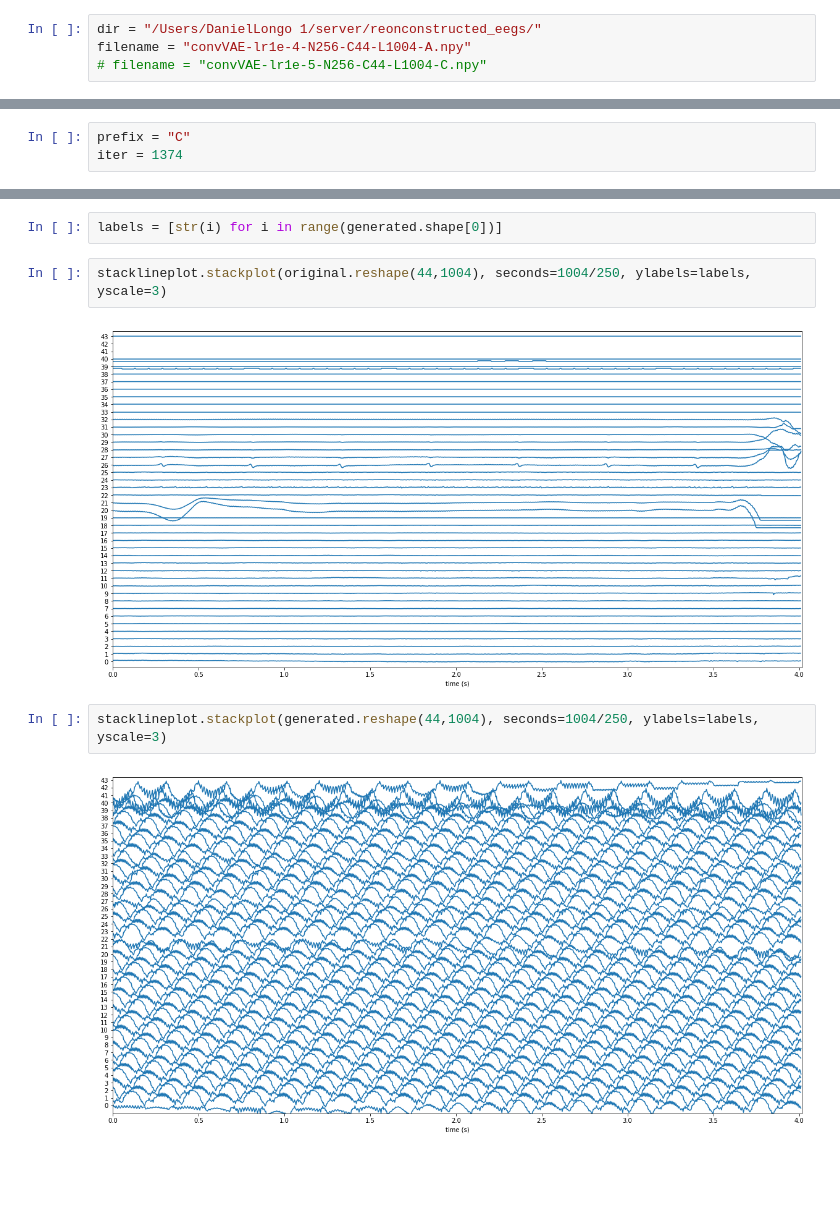
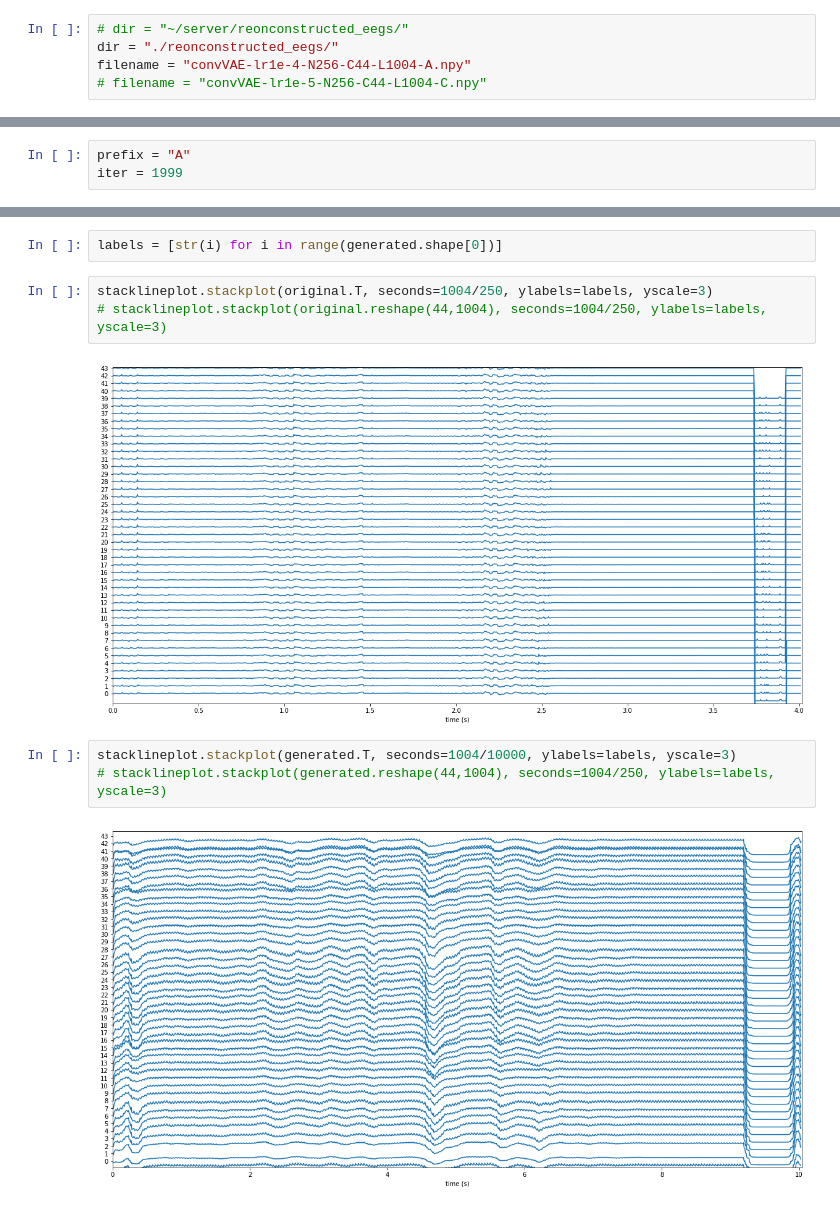
Before and after one commit to DanielLongo/eegML, a Jupyter notebook: vizualize_VAE_performance.ipynb, the cells around one changed output, grey strips where cells are left out. Cells and saved outputs as stored; diff of their text form; blank space fills up the shorter version.

```diff
--- a/vizualize_VAE_performance.ipynb
+++ b/vizualize_VAE_performance.ipynb
@@ -11,7 +11,8 @@ import stacklineplot
 from pylab import rcParams
 rcParams['figure.figsize'] = 20, 10
 # %%
-dir = "/Users/DanielLongo 1/server/reonconstructed_eegs/"
+# dir = "~/server/reonconstructed_eegs/"
+dir = "./reonconstructed_eegs/"
 filename = "convVAE-lr1e-4-N256-C44-L1004-A.npy"
 # filename = "convVAE-lr1e-5-N256-C44-L1004-C.npy"
 # %%
@@ -27,8 +28,8 @@ plt.show
 # %% [markdown]
 ### Vizualize Reconstructions
 # %%
-prefix = "C"
-iter = 1374
+prefix = "A"
+iter = 1999
 # %%
 filename_generated = prefix + "-generated-" + str(iter) + ".npy"
 filename_original = prefix + "-orginal-" + str(iter) + ".npy"
@@ -38,10 +39,12 @@ original = np.load(dir + filename_original)
 # %%
 labels = [str(i) for i in range(generated.shape[0])]
 # %%
-stacklineplot.stackplot(original.reshape(44,1004), seconds=1004/250, ylabels=labels, yscale=3)
+stacklineplot.stackplot(original.T, seconds=1004/250, ylabels=labels, yscale=3)
+# stacklineplot.stackplot(original.reshape(44,1004), seconds=1004/250, ylabels=labels, yscale=3)
 # %% [output]
-[figure, old version]
+[figure, new version]
 # %%
-stacklineplot.stackplot(generated.reshape(44,1004), seconds=1004/250, ylabels=labels, yscale=3)
+stacklineplot.stackplot(generated.T, seconds=1004/10000, ylabels=labels, yscale=3)
+# stacklineplot.stackplot(generated.reshape(44,1004), seconds=1004/250, ylabels=labels, yscale=3)
 # %% [output]
-[figure, old version]
+[figure, new version]
```
Also changed, not shown: parts of 1 cell of this notebook, 3 other files.
